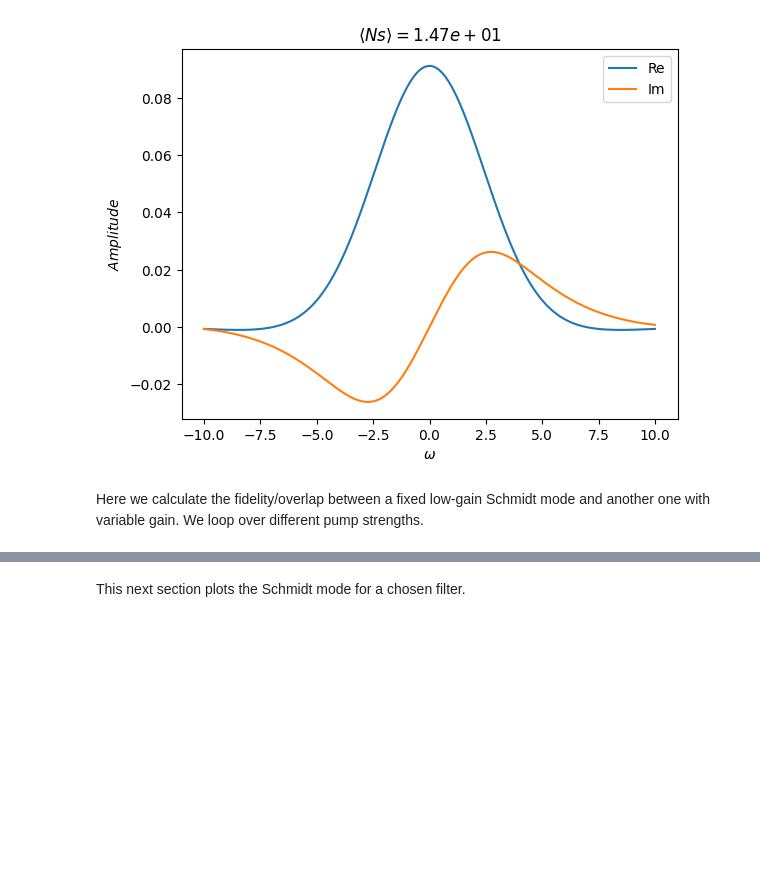
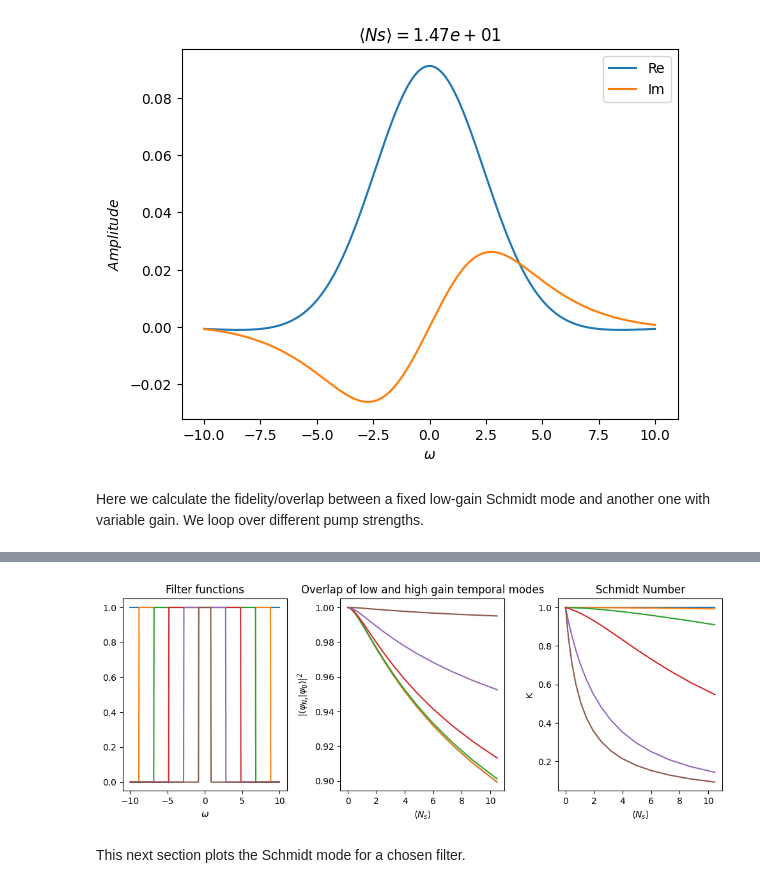
Before and after one commit to polyquantique/NeedALight, a Jupyter notebook: NeedALight/examples/example_singlepass.ipynb, the cells around one changed output, grey strips where cells are left out. Saved outputs shown, nothing was run; the diff lists cells and outputs as text; code cells hidden in the pictures; blank space fills up the shorter version.

```diff
--- a/NeedALight/examples/example_singlepass.ipynb
+++ b/NeedALight/examples/example_singlepass.ipynb
@@ -169,22 +167,23 @@ nstep = 15
 step = (npf - npi)/nstep
 
 num_pump = np.arange(npi,npf,step)
-nsv = np.zeros_like(num_pump)
 Temp_mode = np.zeros([len(w), len(num_pump)],dtype= np.complex128)
 overlap2 = np.zeros([len(num_pump),6])
 Purity = np.zeros([15,6])
+
+filter = np.zeros([len(w), 6])
+filter[:,0] = 1
 
 #Initializing unfiltered results
 Purity[:,0] = 1  #Pure state without filtering
 overlap2[:,0] = overlap
 
 
-#Overlaps for Different Filter Widths
-for j in range(5):
+#Overlaps and purities for different filter widths
+for j in tqdm(range(5)):
     index = 30 + 50 * j
-    filt=np.zeros_like(w)
-    filt[index:-index]=1
-    filt = np.diag(filt)
+    filter[index:-index,j+1]=1
+    filt = np.diag(filter[:,j+1])
     for i in range(np.size(num_pump)):
         pump_temp = lambda x: pump(x,num_pump[i]*np.sqrt(sc),scale=sc)
         T, J, Ns, Ks, M, Nums, Numi = SPulsed_lin(vs,vi,vp,pump_temp,domain,dz,l,w)
@@ -195,13 +194,10 @@ for j in range(5):
         #Obtaining overlaps
         u, v = np.linalg.eigh(Nums)
         Temp_mode[:,i] = v[:,-1]
-        #Obtaining purity
-        N_tot = np.block([[Nums, 0 * Nums],[0 * Numi, Numi]])
-        M_tot = np.block([[0 * M, M],[M.T, 0 * M]])
-        R =(1 / np.sqrt(2)) * np.block([[ np.eye(len(N_tot)), 1j * np.eye(len(N_tot))],[np.eye(len(N_tot)), -1j * np.eye(len(N_tot))]])
+        #Obtaining covariance matrix
+        V = cov_mat(Nums, Numi, M)
         #Purity
-        V =2 * np.conj(R).T @ (np.block([[N_tot.T, M_tot], [np.conj(M_tot), N_tot]])+np.eye(len(R))/2) @ R
-        Purity[i,j] = 1 / np.sqrt(np.real(np.linalg.det(V)))
+        Purity[i,j+1] = 1 / np.sqrt(np.real(np.linalg.det(V)))
 
     overlapmat = np.abs(np.conj(Temp_mode).T @ Temp_mode) ** 2
     overlap2[:,j+1] = overlapmat[0,:]
@@ -256,3 +204,26 @@ plt.show()
+# %%
+#Plotting the Filters, overlaps, and purities.
+#Overlaps and purities as a function of Ns
+fig, axs = plt.subplots(1, 3, figsize=(10, 4))
+
+axs[0].plot(w,filter)
+axs[0].set_xlabel(r"$\omega$")
+axs[0].set_title("Filter functions")
+
+axs[1].plot(nsv, overlap2)
+axs[1].set_xlabel(r"$\langle N_{s} \rangle$")
+axs[1].set_ylabel(r"$\left| \langle  \psi_{N_{s}}  | \psi_{0}   \rangle \right|^{2}$")
+axs[1].set_title("Overlap of low and high gain temporal modes")
+
+axs[2].plot(nsv, Purity)
+axs[2].set_xlabel(r"$\langle N_{s} \rangle$")
+axs[2].set_ylabel("K")
+axs[2].set_title("Schmidt Number")
+
+fig.tight_layout()
+plt.show()
+# %% [output]
+[figure, added]
 # %% [markdown]
 This next section plots the Schmidt mode for a chosen filter.
 # %%
```
Also changed, not shown: parts of 8 cells of this notebook, 1 other file.
